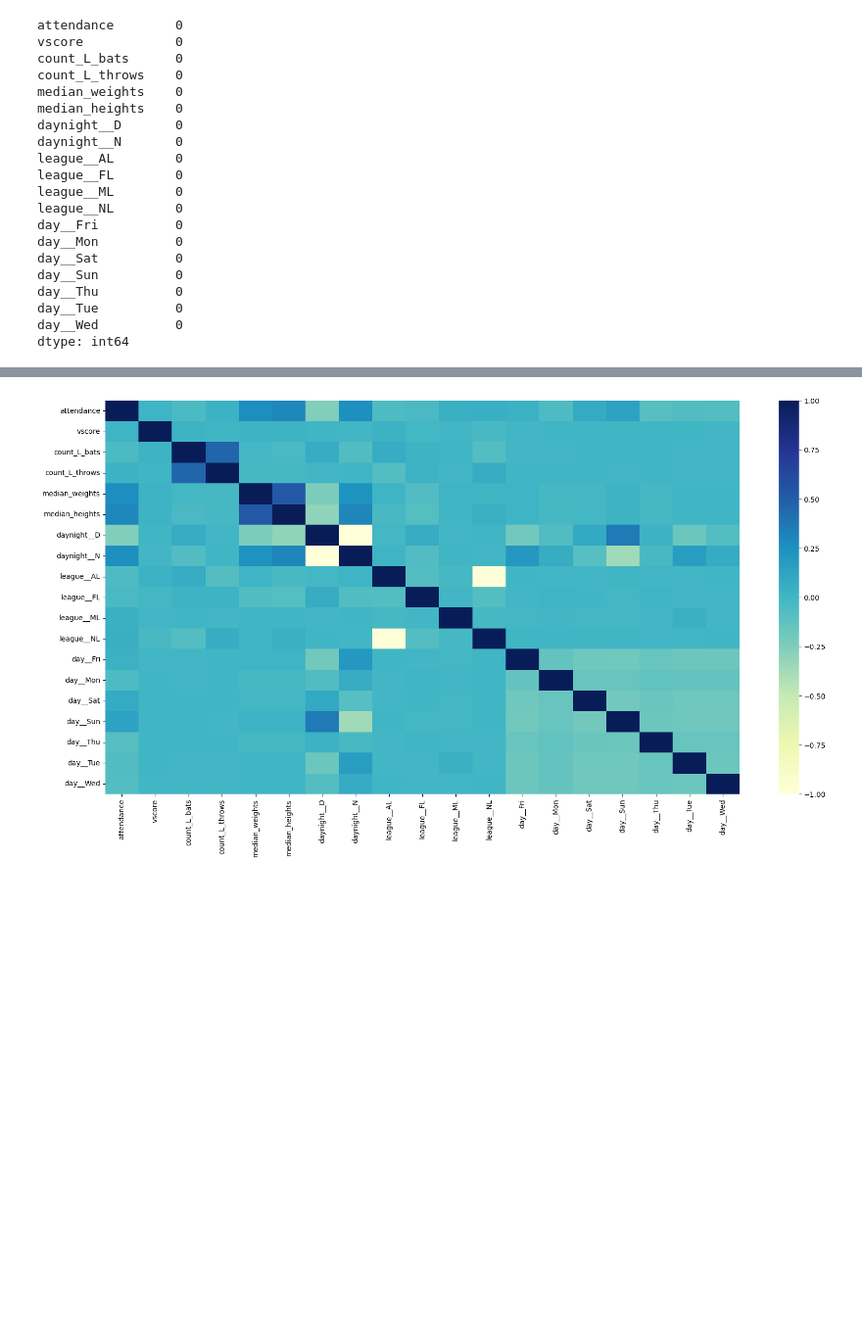
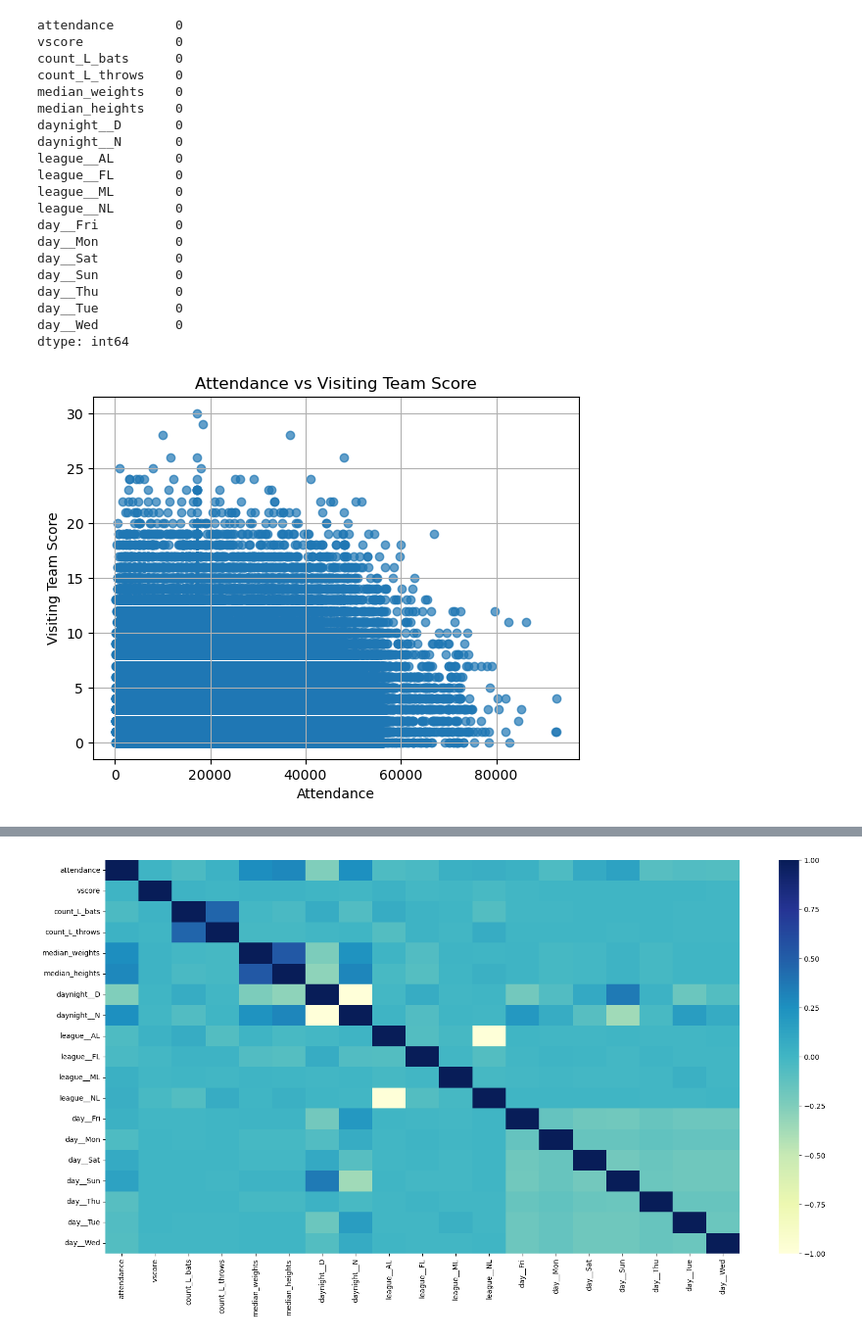
Before and after one commit to ScientificSam/Capstone, a Jupyter notebook: Notebooks/baseball.ipynb, the cells around one changed output, grey strips where cells are left out. Shown at 98% size. Saved outputs shown, nothing was run; the diff lists cells and outputs as text; code cells hidden in the pictures; blank space fills up the shorter version.

```diff
--- a/Notebooks/baseball.ipynb
+++ b/Notebooks/baseball.ipynb
@@ -290,3 +299,14 @@ dtype: int64
 # %%
 # coor, Heatmap
 model_data =  model_data.astype(int)
+# %%
+# 1. Distribution of attendance
+# Scatter plot (attendance vs vscore)
+plt.scatter(model_data['attendance'], model_data['vscore'], alpha=0.7)
+plt.xlabel('Attendance')
+plt.ylabel('Visiting Team Score')
+plt.title('Attendance vs Visiting Team Score')
+plt.grid(True)  # Add grid lines for better readability
+plt.show()
+# %% [output]
+[figure, added]
```
Also changed, not shown: parts of 13 cells of this notebook, 1 other file.
